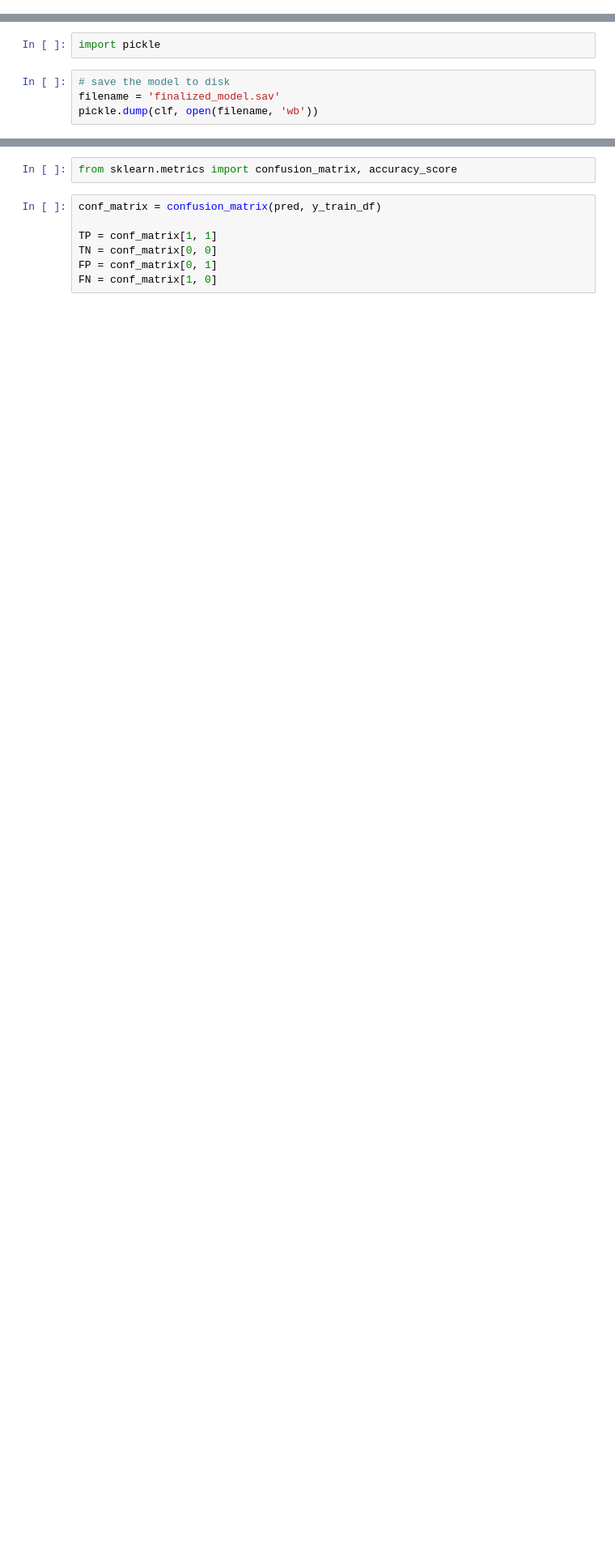
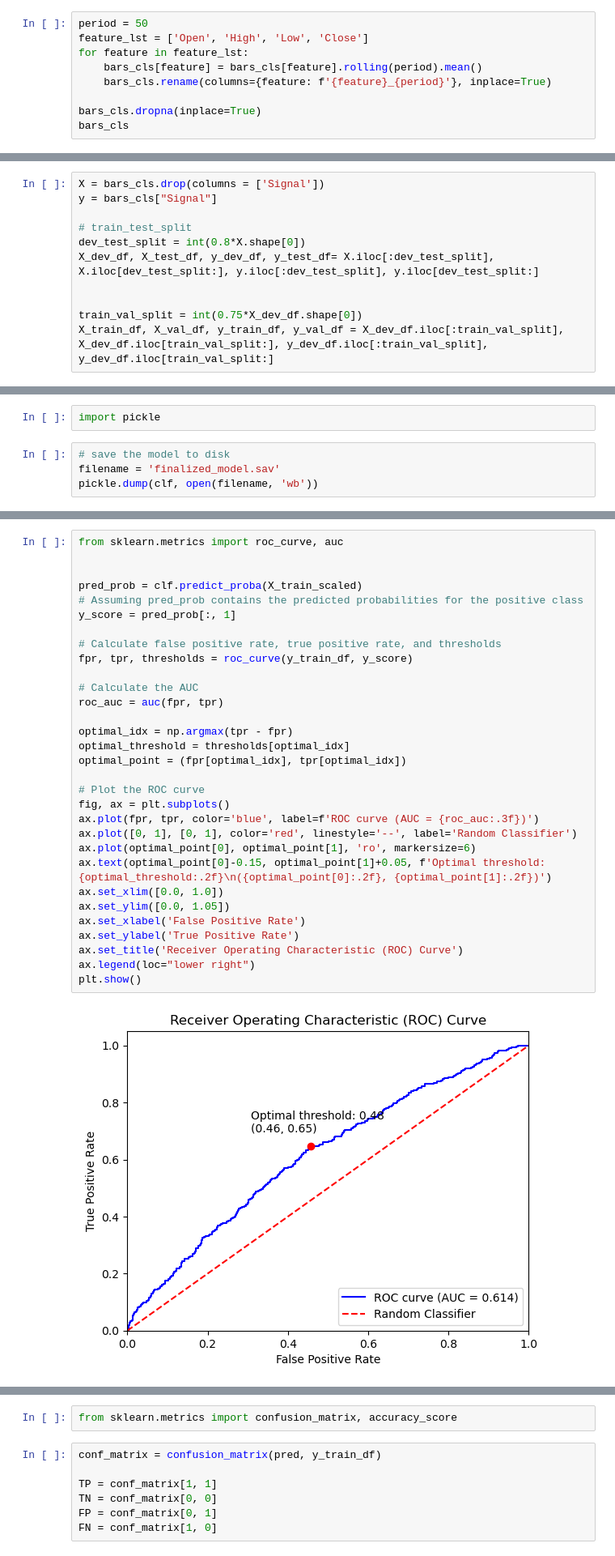
Before and after one commit to Jerryson520/Multi-Machine-Learning-Strategy-and-Backtesting, a Jupyter notebook: Backtesting_Framework.ipynb, the cells around one changed output, grey strips where cells are left out. Shown at 81% size. Drawn from its saved outputs; the diff is of its cells as text; blank space fills up the shorter version.

```diff
--- a/Backtesting_Framework.ipynb
+++ b/Backtesting_Framework.ipynb
@@ -496,0 +478,9 @@ Name: count, dtype: int64
+# %%
+period = 50
+feature_lst = ['Open', 'High', 'Low', 'Close']
+for feature in feature_lst:
+    bars_cls[feature] = bars_cls[feature].rolling(period).mean()
+    bars_cls.rename(columns={feature: f'{feature}_{period}'}, inplace=True)
+
+bars_cls.dropna(inplace=True)
+bars_cls
@@ -497 +502,12 @@ Name: count, dtype: int64
+# %%
+X = bars_cls.drop(columns = ['Signal'])
+y = bars_cls["Signal"]
+
+# train_test_split
+dev_test_split = int(0.8*X.shape[0])
+X_dev_df, X_test_df, y_dev_df, y_test_df= X.iloc[:dev_test_split], X.iloc[dev_test_split:], y.iloc[:dev_test_split], y.iloc[dev_test_split:]
+
+
+train_val_split = int(0.75*X_dev_df.shape[0])
+X_train_df, X_val_df, y_train_df, y_val_df = X_dev_df.iloc[:train_val_split], X_dev_df.iloc[train_val_split:], y_dev_df.iloc[:train_val_split], y_dev_df.iloc[train_val_split:]
 # %%
@@ -588,0 +566,33 @@ pickle.dump(clf, open(filename, 'wb'))
+# %%
+from sklearn.metrics import roc_curve, auc
+
+
+pred_prob = clf.predict_proba(X_train_scaled)
+# Assuming pred_prob contains the predicted probabilities for the positive class
+y_score = pred_prob[:, 1]
+
+# Calculate false positive rate, true positive rate, and thresholds
+fpr, tpr, thresholds = roc_curve(y_train_df, y_score)
+
+# Calculate the AUC
+roc_auc = auc(fpr, tpr)
+
+optimal_idx = np.argmax(tpr - fpr)
+optimal_threshold = thresholds[optimal_idx]
+optimal_point = (fpr[optimal_idx], tpr[optimal_idx])
+
+# Plot the ROC curve
+fig, ax = plt.subplots()
+ax.plot(fpr, tpr, color='blue', label=f'ROC curve (AUC = {roc_auc:.3f})')
+ax.plot([0, 1], [0, 1], color='red', linestyle='--', label='Random Classifier')
+ax.plot(optimal_point[0], optimal_point[1], 'ro', markersize=6)
+ax.text(optimal_point[0]-0.15, optimal_point[1]+0.05, f'Optimal threshold: {optimal_threshold:.2f}\n({optimal_point[0]:.2f}, {optimal_point[1]:.2f})')
+ax.set_xlim([0.0, 1.0])
+ax.set_ylim([0.0, 1.05])
+ax.set_xlabel('False Positive Rate')
+ax.set_ylabel('True Positive Rate')
+ax.set_title('Receiver Operating Characteristic (ROC) Curve')
+ax.legend(loc="lower right")
+plt.show()
+# %% [output]
+[figure, added]
```
Also changed, not shown: parts of 64 cells of this notebook, 1 other file.
